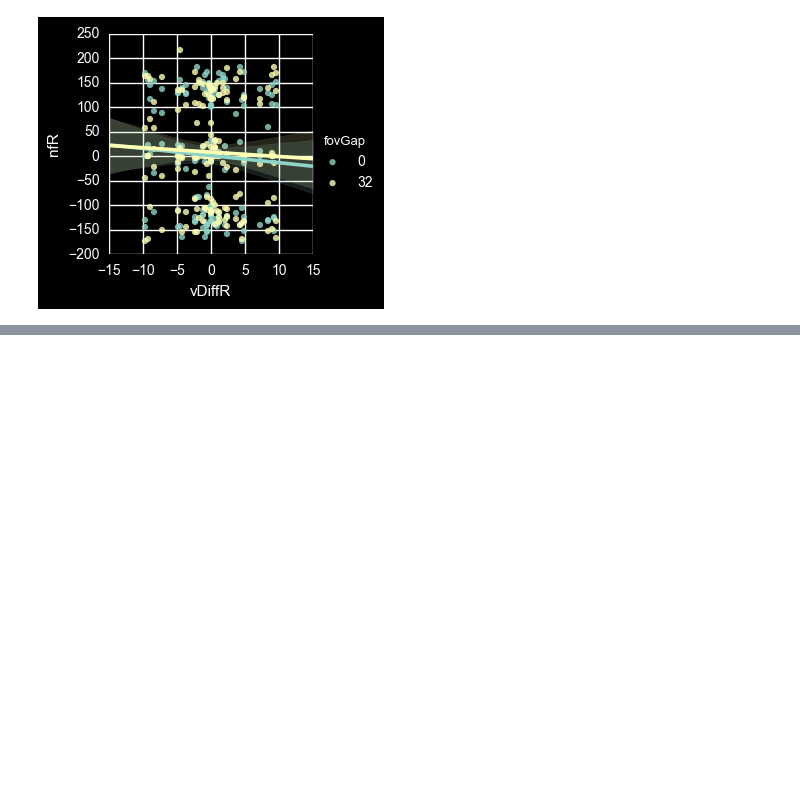
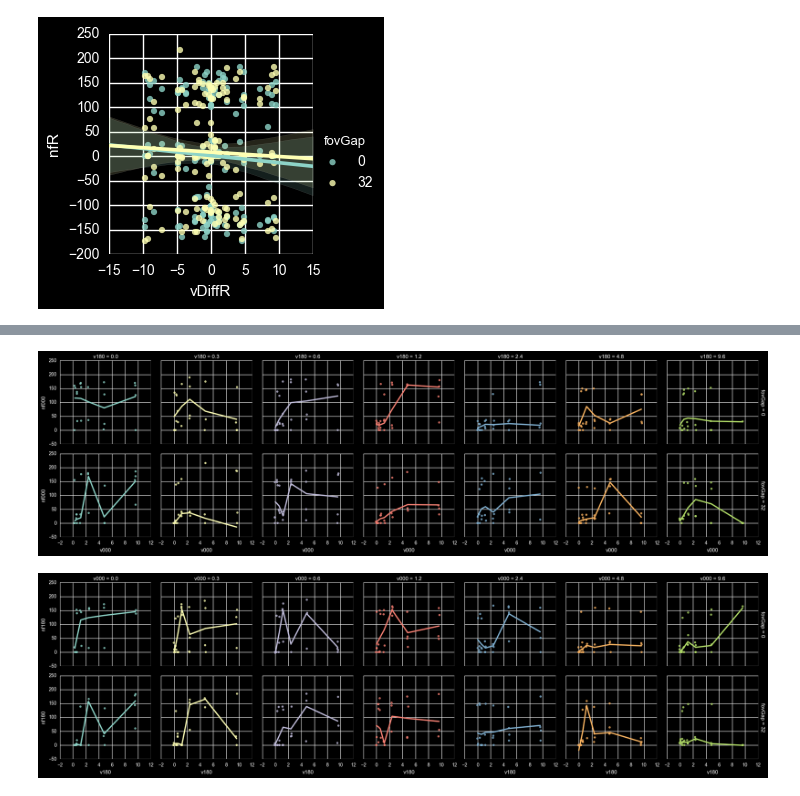
Before and after one commit to egorananyev/mc, a Jupyter notebook: analysis/mcvfp.ipynb, the cells around one changed output, grey strips where cells are left out. Cells and saved outputs as stored; diff of their text form; code cells hidden in the pictures; blank space fills up the shorter version.

```diff
--- a/analysis/mcvfp.ipynb
+++ b/analysis/mcvfp.ipynb
@@ -96,0 +97,8 @@ plt.show()
+# %%
+g = sns.FacetGrid(ds, row='fovGap', col='v180', hue='v180', margin_titles=True)
+g.map(sns.regplot, "v000", "nf000", lowess=True, x_jitter=.1);
+g = sns.FacetGrid(ds, row='fovGap', col='v000', hue='v000', margin_titles=True)
+g.map(sns.regplot, "v180", "nf180", lowess=True, x_jitter=.1);
+# %% [output]
+[figure, added]
+[figure, added]
```
Also changed, not shown: parts of 15 cells of this notebook, 2 other files.
